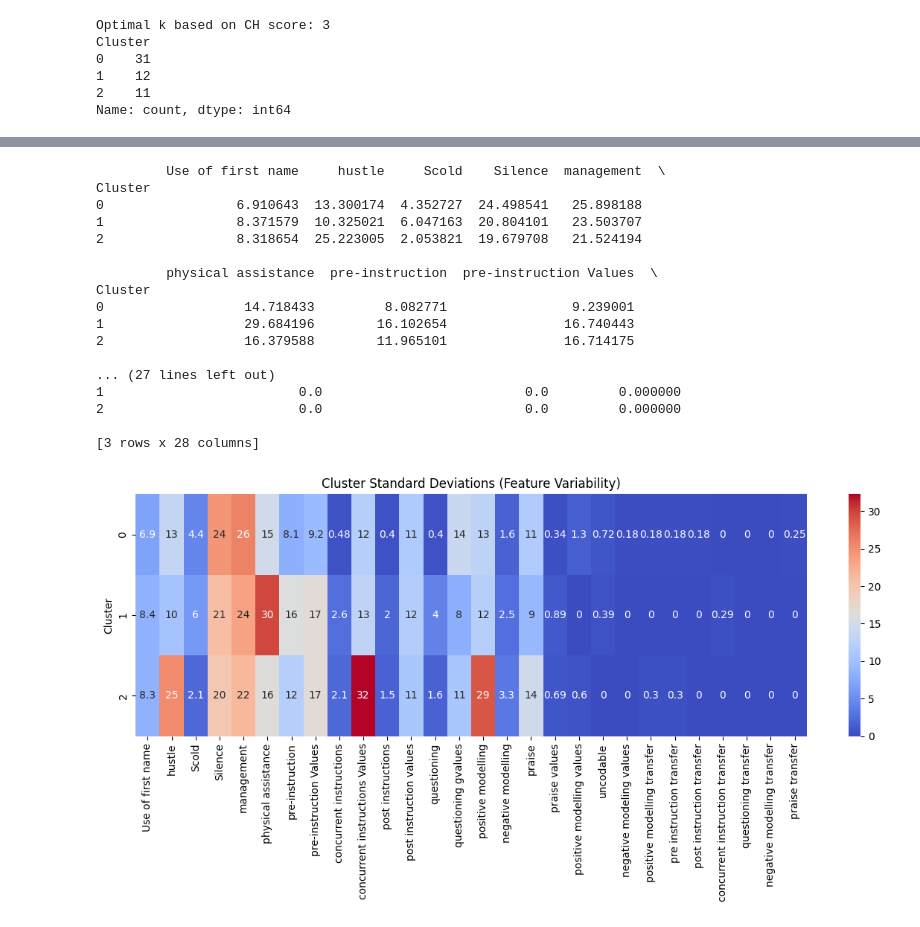
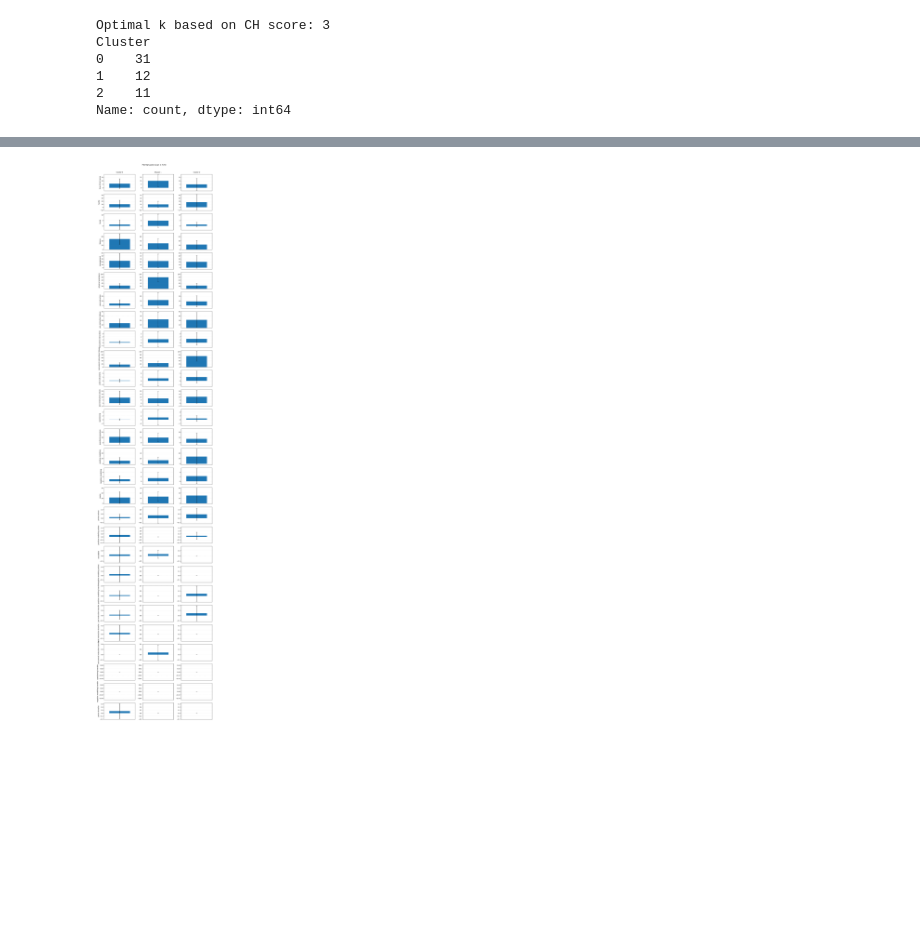
Before and after one commit to indicium15/ml-workshop, a Jupyter notebook: koh-et-al.ipynb, the cells around one changed output, grey strips where cells are left out. Drawn from its saved outputs; the diff is of its cells as text; code cells hidden in the pictures; blank space fills up the shorter version.

```diff
--- a/koh-et-al.ipynb
+++ b/koh-et-al.ipynb
@@ -272,31 +236,49 @@ Cluster
-# %%
-# Calculate standard deviation of feature values for each cluster
-cluster_stds = clustered_df.groupby('Cluster').std(numeric_only=True)
-print(cluster_stds)
-
-# Plot heatmap of standard deviations
-plt.figure(figsize=(12, 6))
-sns.heatmap(cluster_stds, annot=True, cmap='coolwarm')
-plt.title('Cluster Standard Deviations (Feature Variability)')
-plt.tight_layout()
-plt.show()
-# %% [output]
-         Use of first name     hustle     Scold    Silence  management  \
-Cluster
-0                 6.910643  13.300174  4.352727  24.498541   25.898188
-1                 8.371579  10.325021  6.047163  20.804101   23.503707
-2                 8.318654  25.223005  2.053821  19.679708   21.524194
-
-         physical assistance  pre-instruction  pre-instruction Values  \
-Cluster
-0                  14.718433         8.082771                9.239001
-1                  29.684196        16.102654               16.740443
-2                  16.379588        11.965101               16.714175
-
-... (27 lines left out)
-1                         0.0                          0.0         0.000000
-2                         0.0                          0.0         0.000000
-
-[3 rows x 28 columns]
-[figure, removed]
+# %%
+import numpy as np
+import matplotlib.pyplot as plt
+
+# Compute means & stds per cluster
+cluster_means = clustered_df.groupby('Cluster').mean(numeric_only=True)
+cluster_stds  = clustered_df.groupby('Cluster').std(numeric_only=True)
+
+# Order axes
+clusters = cluster_means.index.tolist()
+variables = cluster_means.columns.tolist()
+
+n_rows = len(variables)   # Variables as rows
+n_cols = len(clusters)    # Clusters as columns
+
+# Figure size big enough to fit all variables
+fig_w = max(12, n_cols * 2.0)
+fig_h = max(6, n_rows * 2.0)
+fig, axes = plt.subplots(n_rows, n_cols, figsize=(fig_w, fig_h), squeeze=False)
+
+for i, var in enumerate(variables):
+    col_min = (cluster_means[var] - cluster_stds[var]).min()
+    col_max = (cluster_means[var] + cluster_stds[var]).max()
+    margin = 0.05 * (col_max - col_min if col_max > col_min else 1.0)
+    col_ylim = (col_min - margin, col_max + margin)
+
+    for j, cl in enumerate(clusters):
+        ax = axes[i, j]
+        mean_val = cluster_means.loc[cl, var]
+        std_val  = cluster_stds.loc[cl, var]
+
+        ax.bar(0, mean_val, yerr=std_val, capsize=4)
+        ax.set_ylim(col_ylim)
+        ax.set_xticks([])
+        ax.set_xlim(-0.6, 0.6)
+
+        if i == 0:
+            ax.set_title(f"Cluster {cl}", fontsize=11, pad=10)
+        if j == 0:
+            ax.set_ylabel(var, fontsize=11)
+
+        ax.yaxis.grid(True, linestyle=":", alpha=0.5)
+
+fig.suptitle("Per-Variable Mean ± STD", fontsize=14, y=1.005)
+plt.tight_layout()
+plt.show()
+# %% [output]
+[figure, added]
 # %%
```
Also changed, not shown: parts of 3 cells of this notebook, 1 other file.
